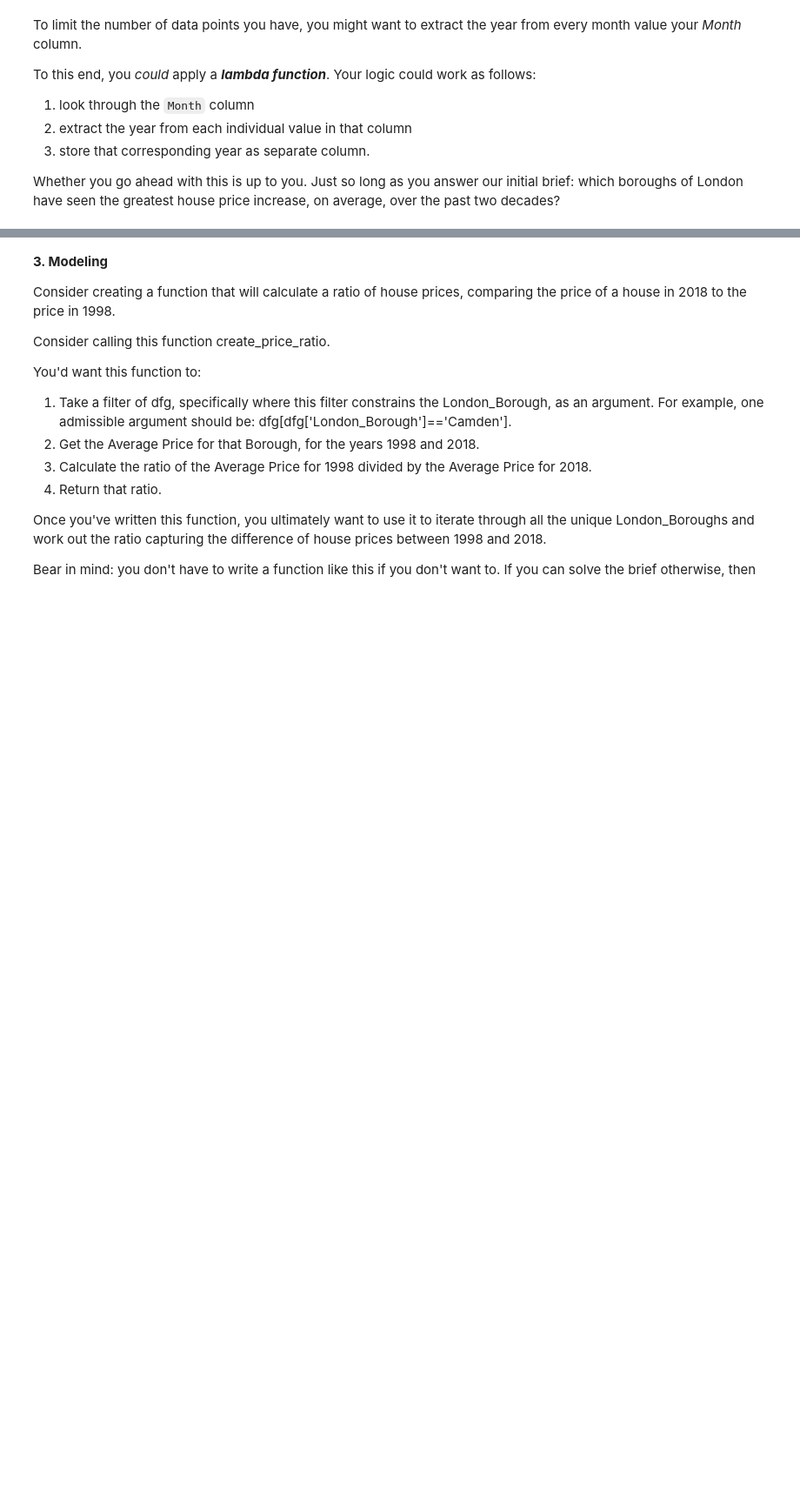
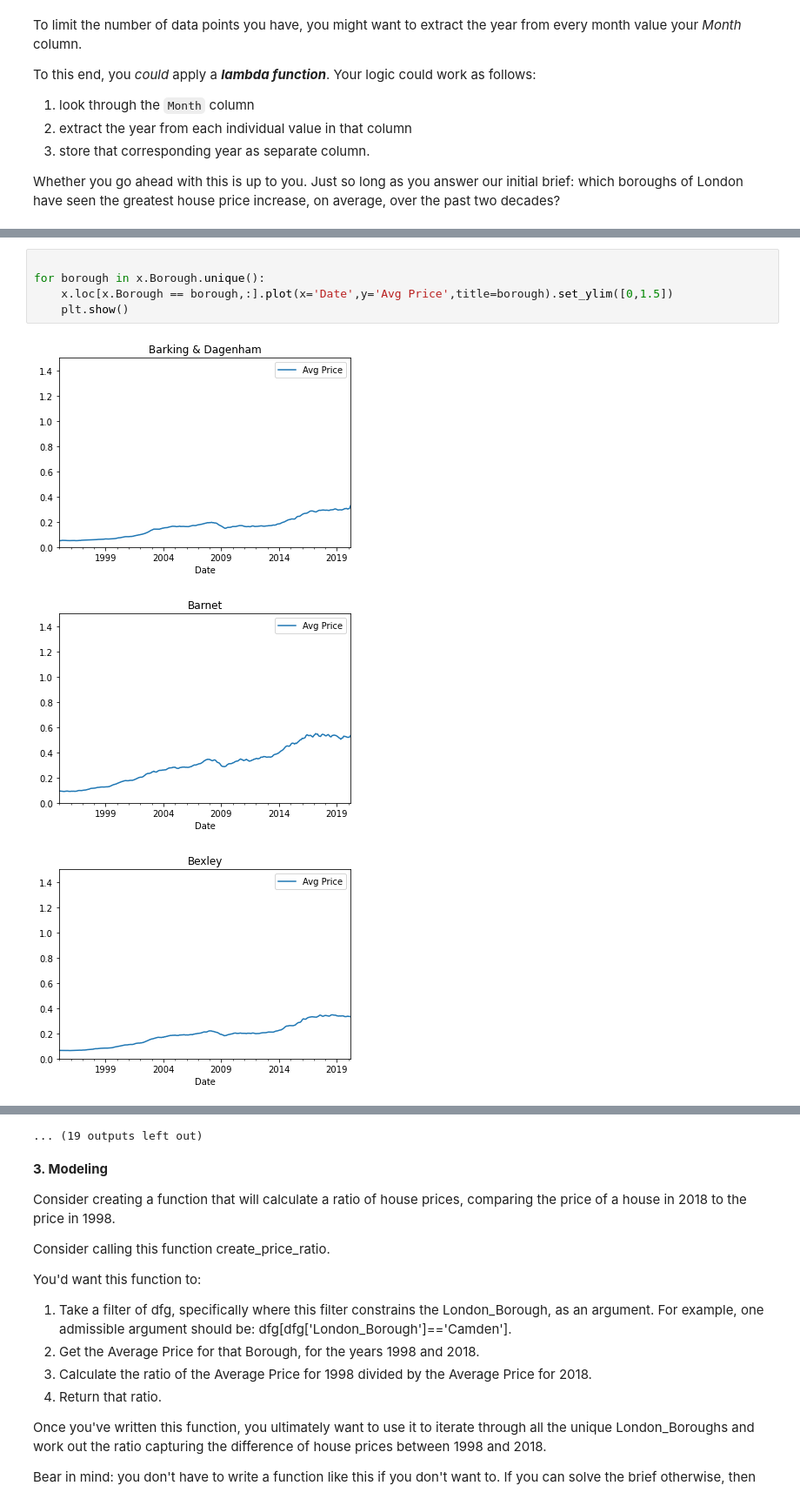
Before and after one commit to lawrence009/dsc, a Jupyter notebook: Springboard Unit 4 Challenge.ipynb, the cells around one changed output, grey strips where cells are left out. Shown at 87% size. Cells and saved outputs as stored; diff of their text form; blank space fills up the shorter version.

```diff
--- a/Springboard Unit 4 Challenge.ipynb
+++ b/Springboard Unit 4 Challenge.ipynb
@@ -156,0 +198,9 @@ Whether you go ahead with this is up to you. Just so long as you answer our init
+# %%
+
+for borough in x.Borough.unique():
+    x.loc[x.Borough == borough,:].plot(x='Date',y='Avg Price',title=borough).set_ylim([0,1.5])
+    plt.show()
+# %% [output]
+[figure, added]
+[figure, added]
+[figure, added]
@@ -157,3 +216,4 @@ Whether you go ahead with this is up to you. Just so long as you answer our init
+... (19 outputs left out)
 # %% [markdown]
 **3. Modeling**
 
```
Also changed, not shown: parts of 10 cells of this notebook.
